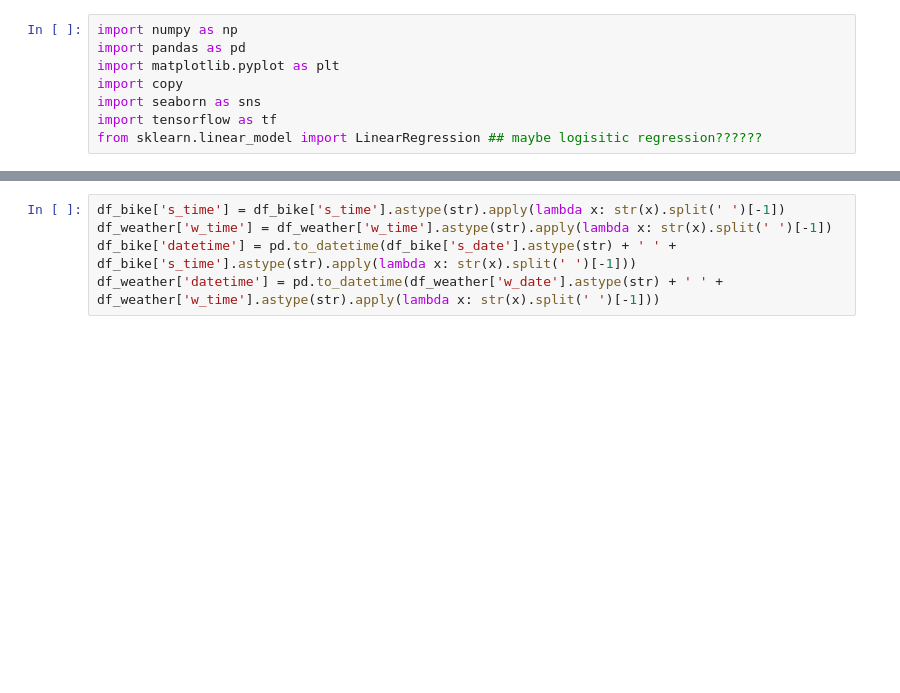
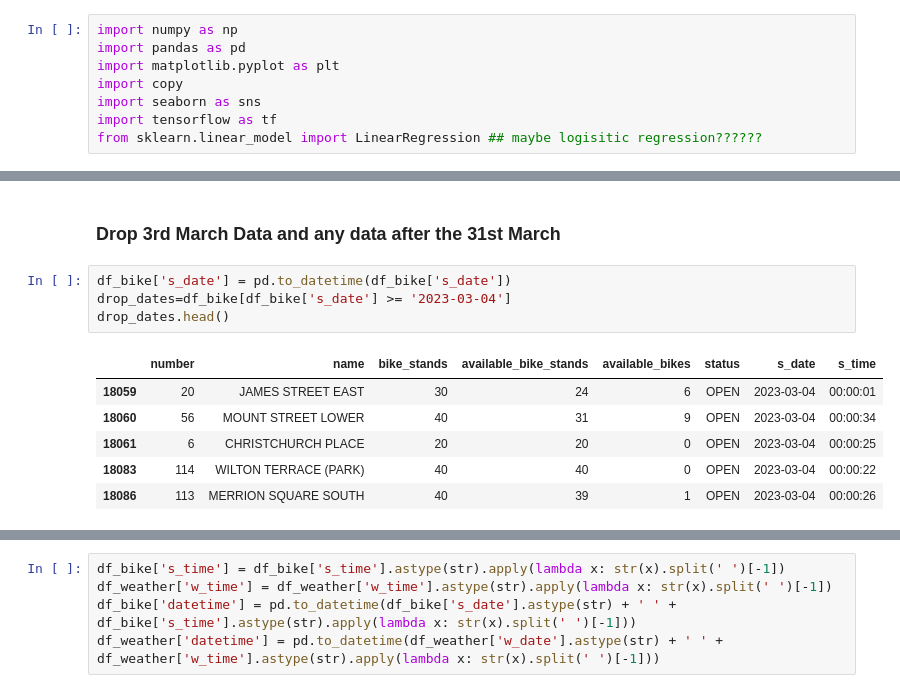
Before and after one commit to shuyaaaaaaa/Dublin-Bike, a Jupyter notebook: datamodel/model.ipynb, the cells around one changed output, grey strips where cells are left out. Saved outputs shown, nothing was run; the diff lists cells and outputs as text; blank space fills up the shorter version.

```diff
--- a/datamodel/model.ipynb
+++ b/datamodel/model.ipynb
@@ -16,0 +24,13 @@ df_weather = pd.read_csv('weather_30_3_23.csv')
+# %% [markdown]
+### Drop 3rd March Data and any data after the 31st March
+# %%
+df_bike['s_date'] = pd.to_datetime(df_bike['s_date'])
+drop_dates=df_bike[df_bike['s_date'] >= '2023-03-04']
+drop_dates.head()
+# %% [output]
+|  | number | name | bike_stands | available_bike_stands | available_bikes | status | s_date | s_time |
+| 18059 | 20 | JAMES STREET EAST | 30 | 24 | 6 | OPEN | 2023-03-04 | 00:00:01 |
+| 18060 | 56 | MOUNT STREET LOWER | 40 | 31 | 9 | OPEN | 2023-03-04 | 00:00:34 |
+| 18061 | 6 | CHRISTCHURCH PLACE | 20 | 20 | 0 | OPEN | 2023-03-04 | 00:00:25 |
+| 18083 | 114 | WILTON TERRACE (PARK) | 40 | 40 | 0 | OPEN | 2023-03-04 | 00:00:22 |
+| 18086 | 113 | MERRION SQUARE SOUTH | 40 | 39 | 1 | OPEN | 2023-03-04 | 00:00:26 |
```
Also changed, not shown: parts of 13 cells of this notebook.
